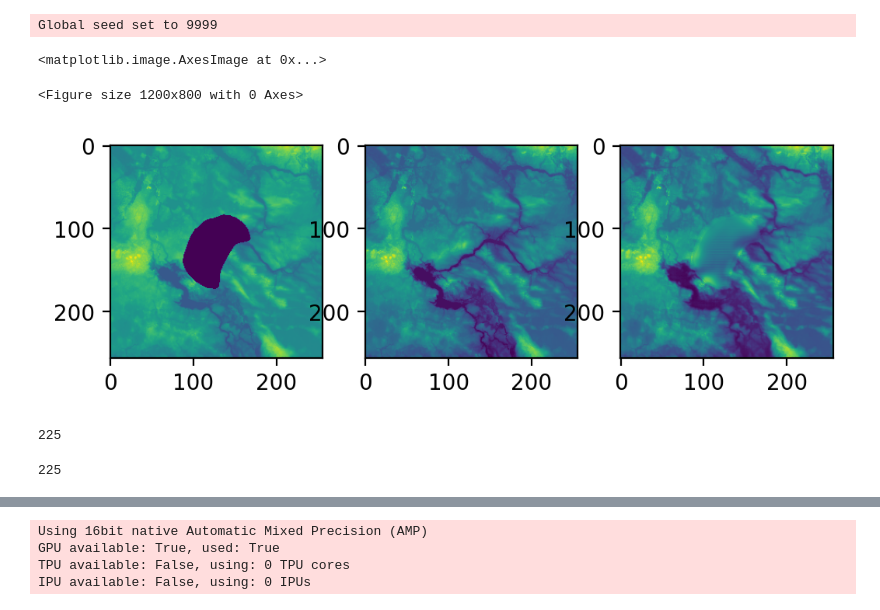
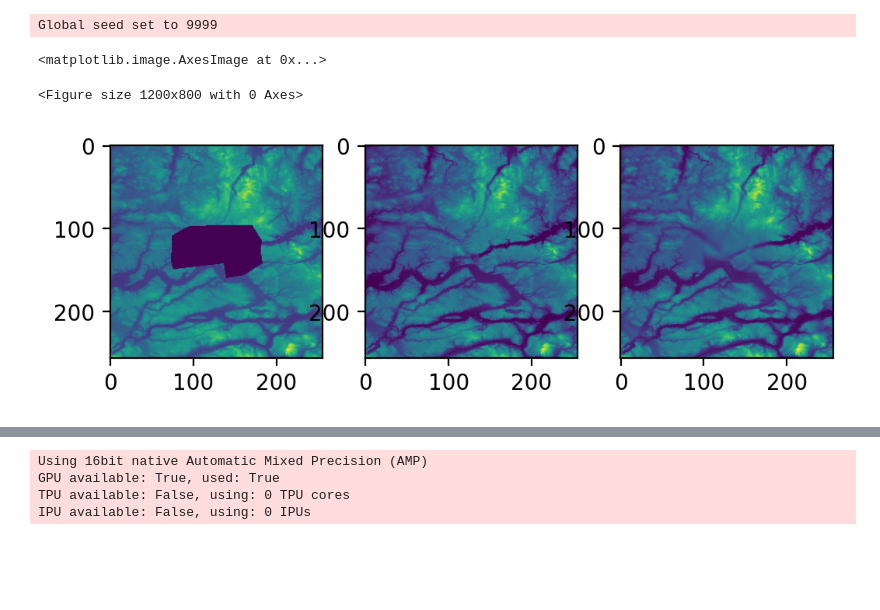
Before and after one commit to KennethTM/autoencoder-for-lake-bathymetry, a Jupyter notebook: dem_autoencoder.ipynb, the cells around one changed output, grey strips where cells are left out. Saved outputs shown, nothing was run; the diff lists cells and outputs as text; code cells hidden in the pictures; blank space fills up the shorter version.

Commit message:
updated notebook and filtered lakes

```diff
--- a/dem_autoencoder.ipynb
+++ b/dem_autoencoder.ipynb
@@ -166,6 +166,33 @@ class MSELossWeighted(nn.Module):
         l2_total = (l2_hole*self.w_hole) + (l2_nonhole*self.w_nonhole)
 
         return l2_total
+
+class MAELossWeighted(nn.Module):
+    def __init__(self, w_hole = 10, w_nonhole = 1):
+        super().__init__()
+        self.l1 = nn.L1Loss()
+        self.w_hole = w_hole
+        self.w_nonhole = w_nonhole
+
+    def forward(self, hat, obs, mask):
+
+        l1_hole = self.l1(hat * mask, obs * mask)
+        l1_nonhole = self.l1(hat * (1-mask), obs * (1-mask))
+
+        l1_total = (l1_hole*self.w_hole) + (l1_nonhole*self.w_nonhole)
+
+        return l1_total
+
+class MAELossHole(nn.Module):
+    def __init__(self):
+        super().__init__()
+        self.l1 = nn.L1Loss()
+
+    def forward(self, hat, obs, mask):
+
+        l1_hole = self.l1(hat[mask == 1], obs[mask == 1])
+
+        return l1_hole
 
 class LOGMSELoss(nn.Module):
     def __init__(self, eps = 1):
@@ -227,6 +254,10 @@ class AutoEncoder(pl.LightningModule):
             self.loss = LOGMSELossWeighted()
         elif loss == "dice":
             self.loss = DiceLoss()
+        elif loss == "mae":
+            self.loss = MAELossWeighted()
+        elif loss == "mae_hole":
+            self.loss = MAELossHole()
 
     def forward(self, x):
         x_hat = self.unet(x)
@@ -343,30 +374,30 @@ Global seed set to 9999
 # %%
 #trainer_2.fit(model, train_loader, val_loader)
 # %%
-model_example = AutoEncoder.load_from_checkpoint("lightning_logs/version_")
+model_example = AutoEncoder.load_from_checkpoint("lightning_logs/version_0/checkpoints/epoch=983-step=245999.ckpt")
 # %%
 plt.rcParams['figure.dpi'] = 200
 
-tmp_in, tmp_target, tmp_mask = valid_dataset[100]
+tmp_in, tmp_target, tmp_mask = valid_dataset[99]
 
 with torch.no_grad():
     tmp_hat_np = model_example(tmp_in.unsqueeze(0))
 
 tmp_in_np = tmp_in.squeeze().numpy()
 tmp_target_np = tmp_target.squeeze().numpy()
 tmp_mask_np = tmp_mask.squeeze().numpy()
 tmp_hat_np = tmp_hat_np.squeeze().numpy()
 
 plt.figure()
 f, axarr = plt.subplots(1,3)
 axarr[0].imshow(tmp_in_np)
 axarr[1].imshow(tmp_target_np)
 axarr[2].imshow(tmp_hat_np)
 #axarr[3].imshow(tmp_target_np * tmp_mask_np)
 #axarr[4].imshow(tmp_hat_np * tmp_mask_np)
 # %% [output]
 <matplotlib.image.AxesImage at 0x...>
 <Figure size 1200x800 with 0 Axes>
-[figure, old version]
+[figure, new version]
 # %%
 train_transform = A.Compose([
@@ -423,18 +473 @@ with open('data/lakes_16.pickle', 'rb') as src:
-# %%
-train_len = int(len(lakes_list)*0.6)
-valid_len = int(len(lakes_list)*0.2)
-test_len = int(len(lakes_list)*0.2)
-
-print(train_len+valid_len+test_len)
-# %% [output]
-225
-# %%
-random.shuffle(lakes_list)
-train_list = lakes_list[:train_len]
-valid_list = lakes_list[train_len:(train_len+valid_len)]
-test_list = lakes_list[(train_len+valid_len):(train_len+valid_len+test_len)]
-
-print(len(train_list)+len(valid_list)+len(test_list))
-# %% [output]
-225
 # %%
```
Also changed, not shown: parts of 20 cells of this notebook, 3 other files.
